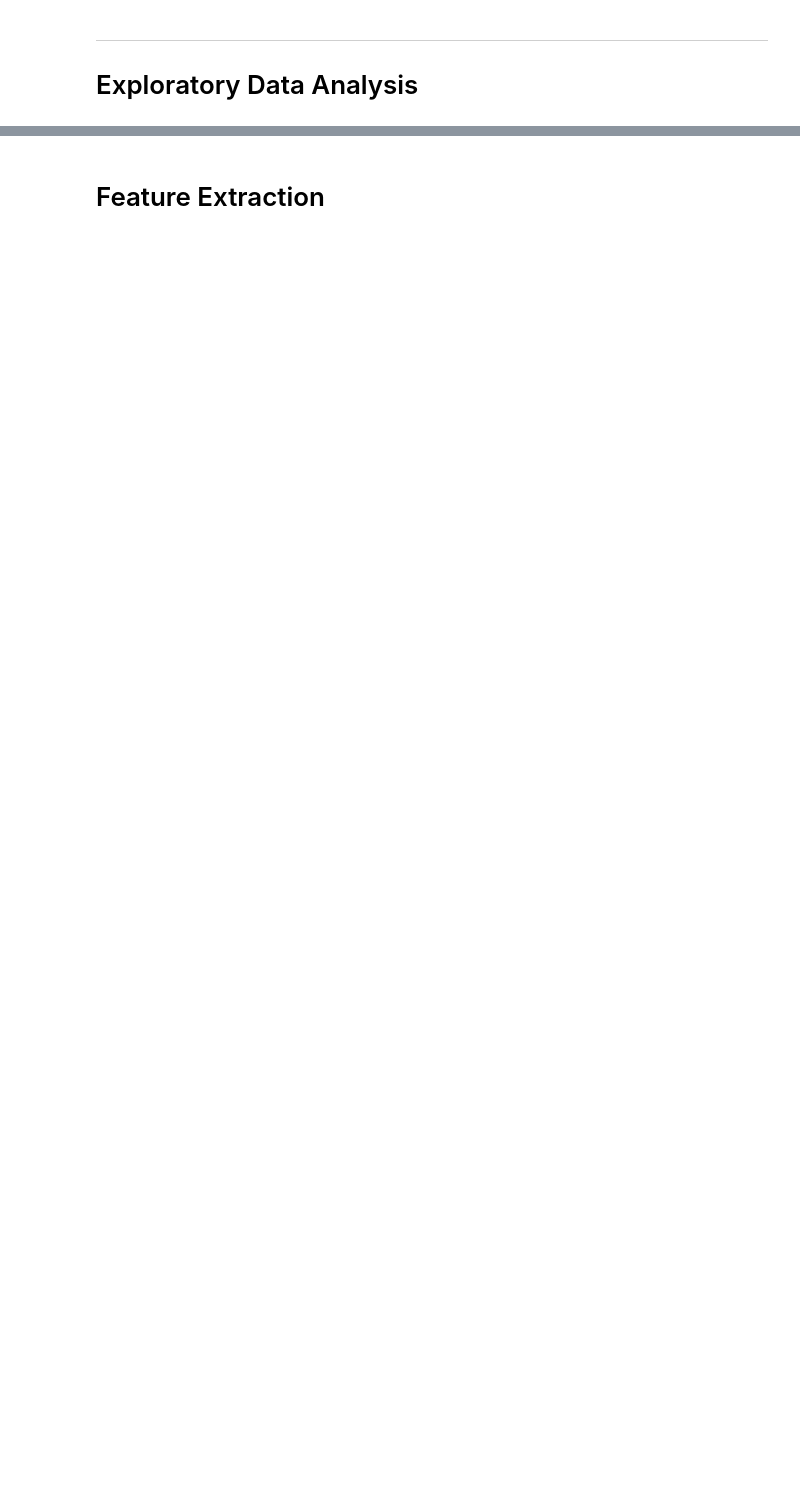
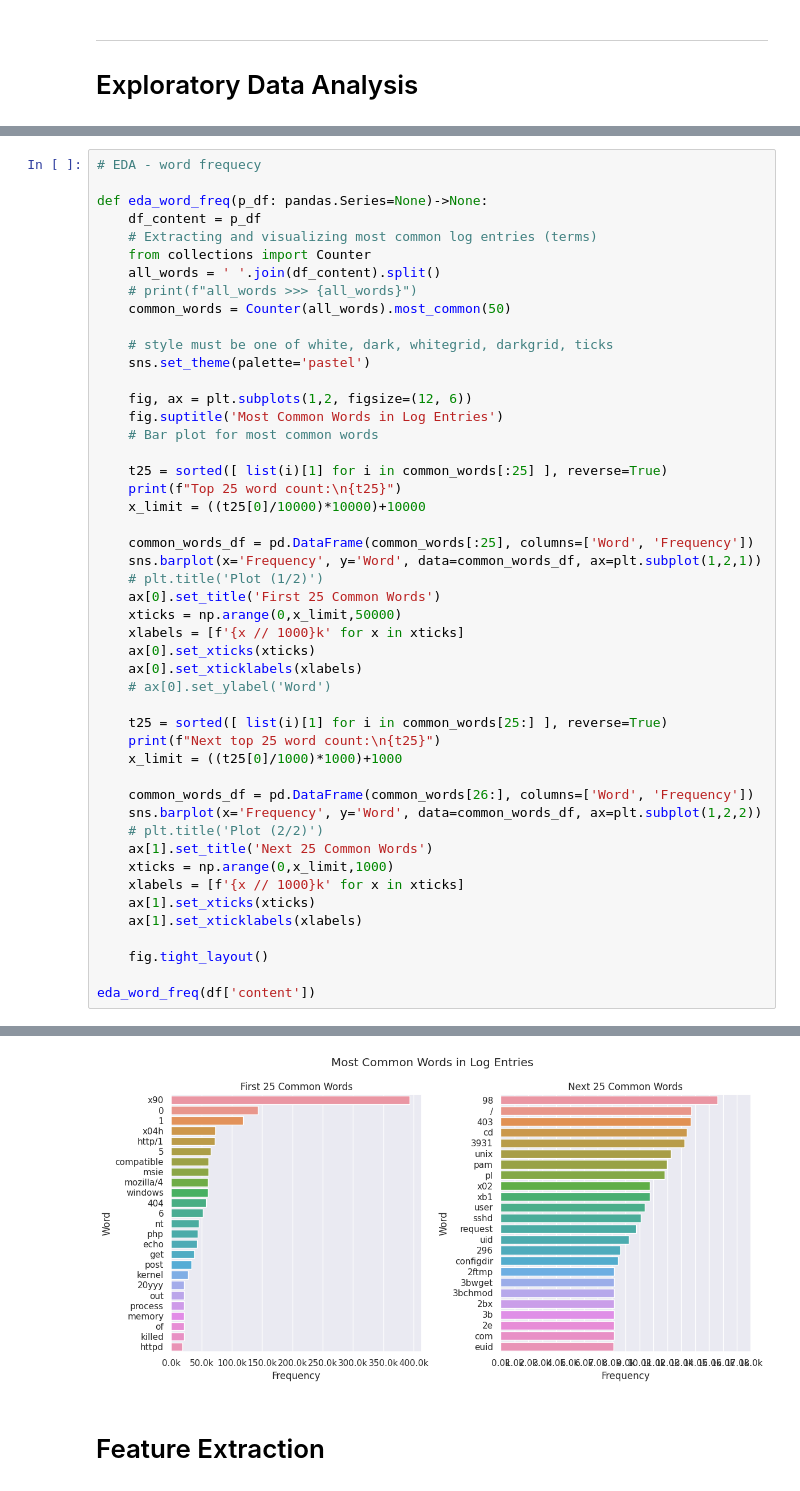
Before and after one commit to fc510/sctp-caps-log-classifier, a Jupyter notebook: sctp_ml_log_data_RandomForestClassifier.ipynb, the cells around one changed output, grey strips where cells are left out. Saved outputs shown, nothing was run; the diff lists cells and outputs as text; blank space fills up the shorter version.

```diff
--- a/sctp_ml_log_data_RandomForestClassifier.ipynb
+++ b/sctp_ml_log_data_RandomForestClassifier.ipynb
@@ -726,0 +873,49 @@ eda_word_freq(df['content'].copy())
+# %%
+# EDA - word frequecy
+
+def eda_word_freq(p_df: pandas.Series=None)->None:
+    df_content = p_df
+    # Extracting and visualizing most common log entries (terms)
+    from collections import Counter
+    all_words = ' '.join(df_content).split()
+    # print(f"all_words >>> {all_words}")
+    common_words = Counter(all_words).most_common(50)
+
+    # style must be one of white, dark, whitegrid, darkgrid, ticks
+    sns.set_theme(palette='pastel')
+
+    fig, ax = plt.subplots(1,2, figsize=(12, 6))
+    fig.suptitle('Most Common Words in Log Entries')
+    # Bar plot for most common words
+
+    t25 = sorted([ list(i)[1] for i in common_words[:25] ], reverse=True)
+    print(f"Top 25 word count:\n{t25}")
+    x_limit = ((t25[0]/10000)*10000)+10000
+
+    common_words_df = pd.DataFrame(common_words[:25], columns=['Word', 'Frequency'])
+    sns.barplot(x='Frequency', y='Word', data=common_words_df, ax=plt.subplot(1,2,1))
+    # plt.title('Plot (1/2)')
+    ax[0].set_title('First 25 Common Words')
+    xticks = np.arange(0,x_limit,50000)
+    xlabels = [f'{x // 1000}k' for x in xticks]
+    ax[0].set_xticks(xticks)
+    ax[0].set_xticklabels(xlabels)
+    # ax[0].set_ylabel('Word')
+
+    t25 = sorted([ list(i)[1] for i in common_words[25:] ], reverse=True)
+    print(f"Next top 25 word count:\n{t25}")
+    x_limit = ((t25[0]/1000)*1000)+1000
+
+    common_words_df = pd.DataFrame(common_words[26:], columns=['Word', 'Frequency'])
+    sns.barplot(x='Frequency', y='Word', data=common_words_df, ax=plt.subplot(1,2,2))
+    # plt.title('Plot (2/2)')
+    ax[1].set_title('Next 25 Common Words')
+    xticks = np.arange(0,x_limit,1000)
+    xlabels = [f'{x // 1000}k' for x in xticks]
+    ax[1].set_xticks(xticks)
+    ax[1].set_xticklabels(xlabels)
+
+    fig.tight_layout()
+
+eda_word_freq(df['content'])
+# %% [output]
@@ -727,3 +926,4 @@ eda_word_freq(df['content'].copy())
+[figure, added]
 # %% [markdown]
 # Feature Extraction
 # %%
```
Also changed, not shown: parts of 44 cells of this notebook.
